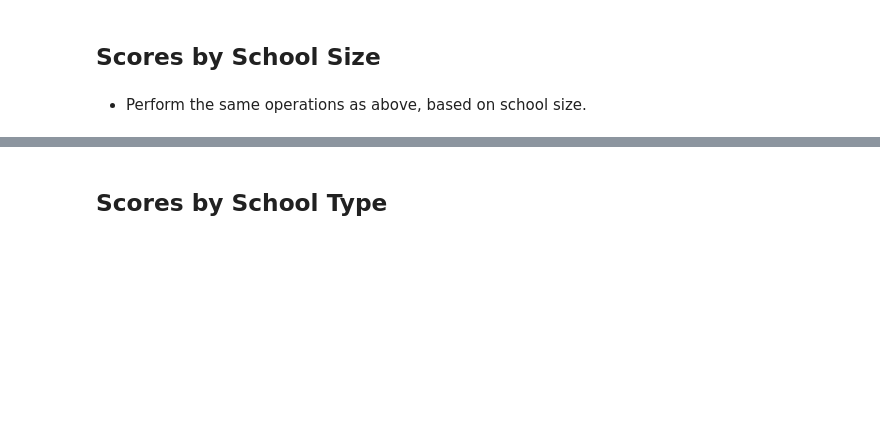
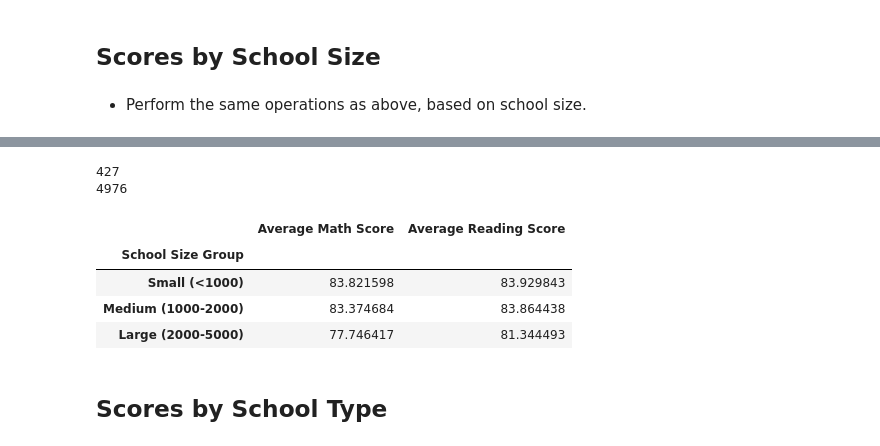
Before and after one commit to yukamara/pandas-challenge, a Jupyter notebook: PyCitySchools/PyCitySchools_starter.ipynb, the cells around one changed output, grey strips where cells are left out. Cells and saved outputs as stored; diff of their text form; code cells hidden in the pictures; blank space fills up the shorter version.

```diff
--- a/PyCitySchools/PyCitySchools_starter.ipynb
+++ b/PyCitySchools/PyCitySchools_starter.ipynb
@@ -318,3 +341,29 @@ print(school_summary_df ['Total School Budget'].max())
+# %%
+#school size min & max values
+print(school_summary_df ['Total Students'].min())
+print(school_summary_df ['Total Students'].max())
+
+# Create bins in which to place the different categories based on total no of students in each shool
+bins = [0, 1000, 2000, 5000]
+
+#create labels for the bins
+school_size_brackets = ['Small (<1000)', 'Medium (1000-2000)', 'Large (2000-5000)']
+
+#create table with bins
+school_summary_df['School Size'] = pd.cut(school_summary_df['Total Students'], bins, labels = size_brackets)
+school_summary_df
+
+#Create groups with the school size in first column
+school_size_group = school_summary_df.groupby('School Size Group')
+school_size_group[['Average Math Score', 'Average Reading Score']].mean()
+# %% [output]
+427
+4976
+|  | Average Math Score | Average Reading Score |
+| School Size Group |  |  |
+| Small (<1000) | 83.821598 | 83.929843 |
+| Medium (1000-2000) | 83.374684 | 83.864438 |
+| Large (2000-5000) | 77.746417 | 81.344493 |
 # %% [markdown]
 ## Scores by School Type
 # %% [markdown]
```
Also changed, not shown: parts of 8 cells of this notebook, 1 other file.
